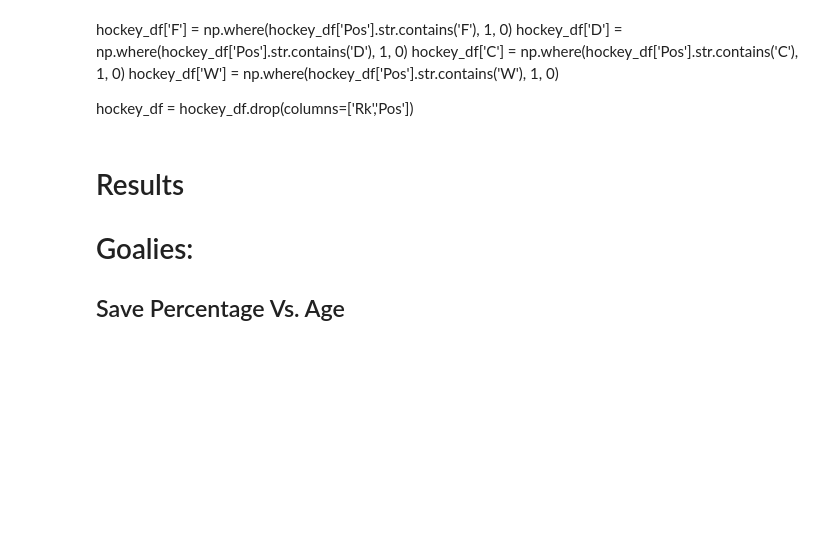
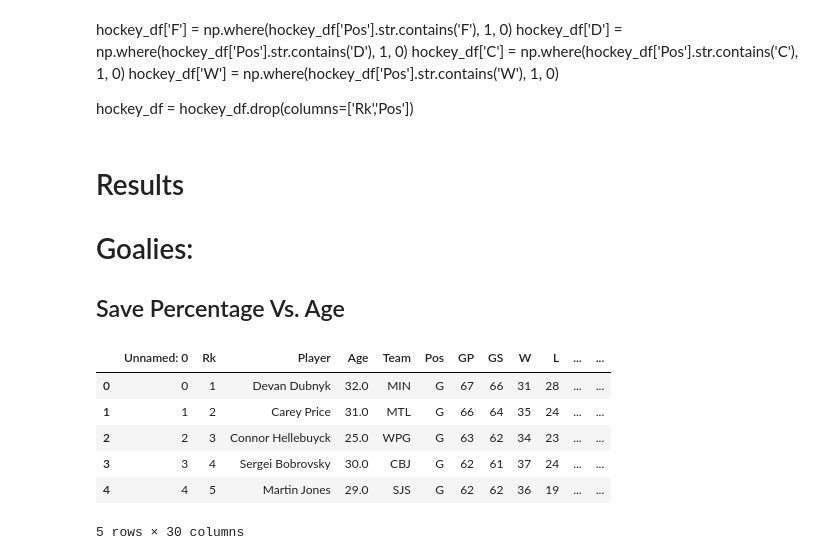
Before and after one commit to cfar506/DSCI235-Project, a Jupyter notebook: 235_Project/Final_justin.ipynb, the cells around one changed output. Saved outputs shown, nothing was run; the diff lists cells and outputs as text; code cells hidden in the pictures; blank space fills up the shorter version.

```diff
--- a/235_Project/Final_justin.ipynb
+++ b/235_Project/Final_justin.ipynb
@@ -160,3 +160,17 @@ hockey_df = hockey_df.drop(columns=['Rk','Pos'])
 # Goalies:
 
 ## Save Percentage Vs. Age
+# %%
+#Load in the data
+goalie_df = pd.read_csv("goalie_data.csv")
+
+#Look at the data
+goalie_df.head()
+# %% [output]
+|  | Unnamed: 0 | Rk | Player | Age | Team | Pos | GP | GS | W | L | ... | ... |
+| 0 | 0 | 1 | Devan Dubnyk | 32.0 | MIN | G | 67 | 66 | 31 | 28 | ... | ... |
+| 1 | 1 | 2 | Carey Price | 31.0 | MTL | G | 66 | 64 | 35 | 24 | ... | ... |
+| 2 | 2 | 3 | Connor Hellebuyck | 25.0 | WPG | G | 63 | 62 | 34 | 23 | ... | ... |
+| 3 | 3 | 4 | Sergei Bobrovsky | 30.0 | CBJ | G | 62 | 61 | 37 | 24 | ... | ... |
+| 4 | 4 | 5 | Martin Jones | 29.0 | SJS | G | 62 | 62 | 36 | 19 | ... | ... |
+5 rows × 30 columns
```
Also changed, not shown: parts of 4 cells of this notebook.
